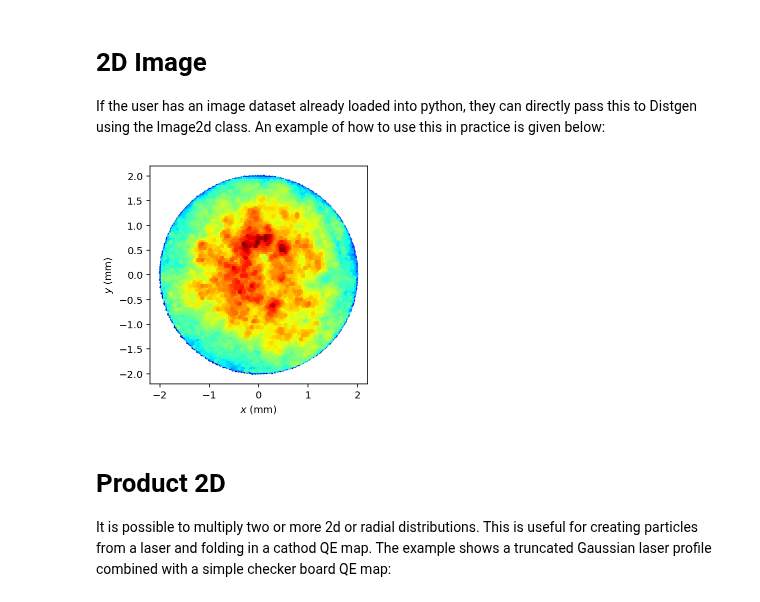
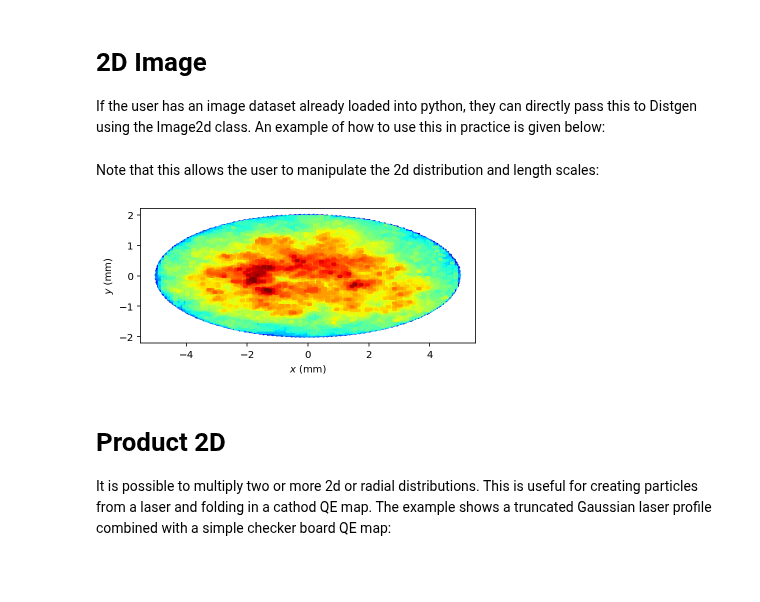
Before and after one commit to ColwynGulliford/distgen, a Jupyter notebook: examples/example_dists.ipynb, the cells around one changed output. Cells and saved outputs as stored; diff of their text form; code cells hidden in the pictures; blank space fills up the shorter version.

Commit message:
Update image 2d example

```diff
--- a/examples/example_dists.ipynb
+++ b/examples/example_dists.ipynb
@@ -381,12 +381,18 @@ inputs={
 }
 
 gen=Generator(inputs, verbose=0)
-beam = gen.beam()
-
-# X-Y Plot
-plot_dist2d(beam, 'x', units['x'], 'y', units['y'], nbins=100, axis='equal');
+plot_dist2d(gen.beam(), 'x', units['x'], 'y', units['y'], nbins=100, axis='equal');
-# %% [output]
-[figure, removed]
+# %% [markdown]
+Note that this allows the user to manipulate the 2d distribution and length scales:
+# %%
+Pxy = Pxy.transpose()
+
+gen['xy_dist:P']=Pxy
+gen['xy_dist:min_x:value'], gen['xy_dist:max_x:value']= -5, +5
+
+plot_dist2d(gen.beam(), 'x', units['x'], 'y', units['y'], nbins=100, axis='equal');
+# %% [output]
+[figure, added]
 # %% [markdown]
 # Product 2D
 It is possible to multiply two or more 2d or radial distributions.  This is useful for creating particles from a laser and folding in a cathod QE map.  The example shows a truncated Gaussian laser profile combined with a simple checker board QE map:
```
Also changed, not shown: 3 other files.
